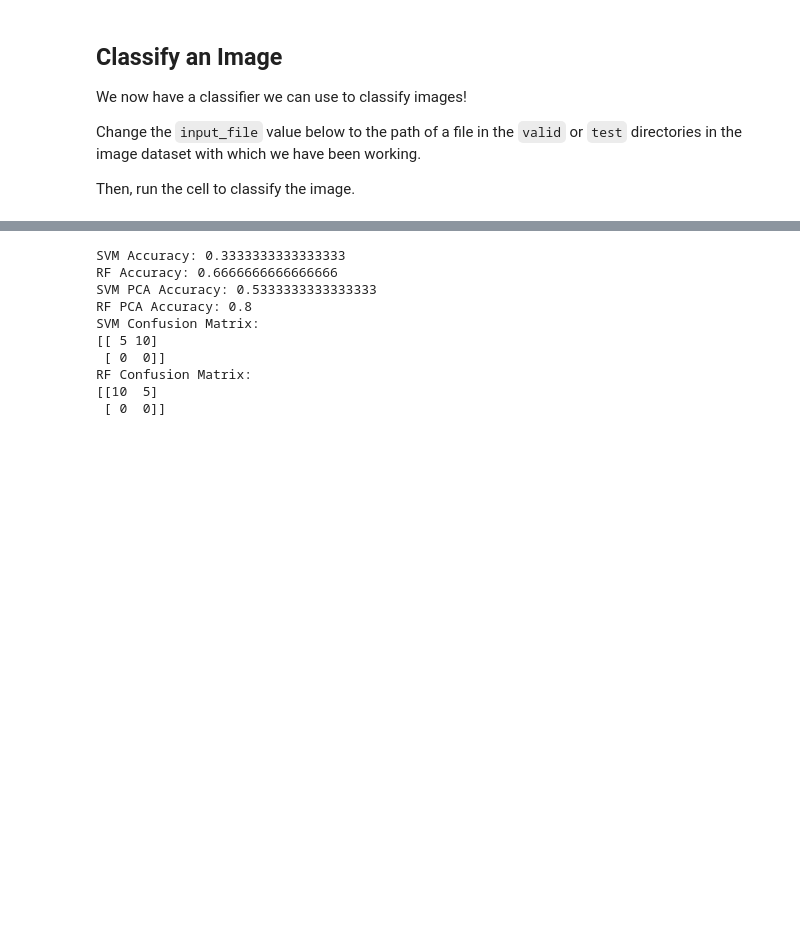
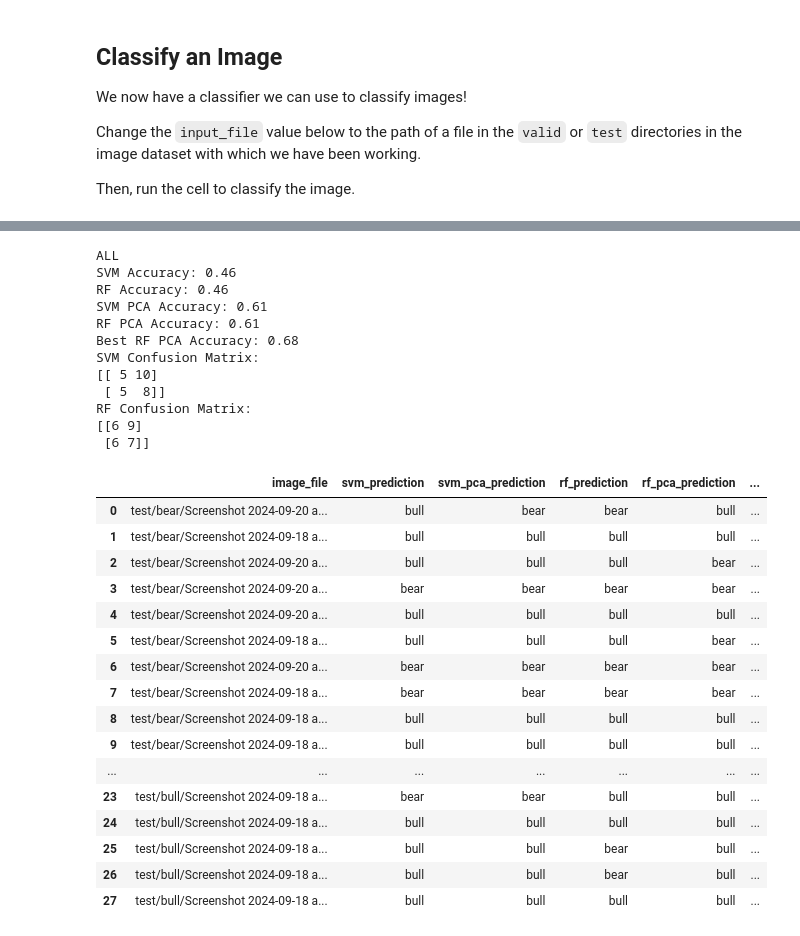
Before and after one commit to thetradingwhisperer/gc_quant_trading_research, a Jupyter notebook: Dinov2_classification_gc.ipynb, the cells around one changed output, grey strips where cells are left out. Drawn from its saved outputs; the diff is of its cells as text; code cells hidden in the pictures; blank space fills up the shorter version.

Commit message:
Save best model

```diff
--- a/Dinov2_classification_gc.ipynb
+++ b/Dinov2_classification_gc.ipynb
@@ -292,9 +284,14 @@ Then, run the cell to classify the image.
 #any file in the folder title Now
 TEST_FOLDER = "bear"
 input_files = glob.glob(f'test/{TEST_FOLDER}/*.png')
+
+for file in glob.glob(f'test/bull/*.png'):
+    input_files.append(file)
 # %%
 # Initialize an empty DataFrame
-predictions_df = pd.DataFrame(columns=['image_file', 'svm_prediction', 'svm_pca_prediction', 'rf_prediction', 'rf_pca_prediction'])
+import pandas as pd
+
+predictions_df = pd.DataFrame(columns=['image_file', 'svm_prediction', 'svm_pca_prediction', 'rf_prediction', 'rf_pca_prediction', 'best_rf_pca_prediction'])
 
 
 
@@ -314,10 +311,16 @@ for input_file in input_files:
         rf_prediction = clf_rf.predict(new_embedding_array)
         rf_pca_prediction = clf_rf_pca.predict(new_embedding_pca)
 
+        def load_best_models():
+            best_clf_rf_pca = joblib.load('best_rf_pca_model_30sept.pkl')
+            best_pca = joblib.load('best_pca_model.pkl')
+            return best_clf_rf_pca, best_pca
+
+        best_rf_pca_model, best_pca = load_best_models()
+        # Generate predictions
+        best_embedding_pca = best_pca.transform(new_embedding_array)
+        best_rf_pca_prediction = best_rf_pca_model.predict(best_embedding_pca)
 
         # Add the predictions to the DataFrame using loc
-        predictions_df.loc[len(predictions_df)] = [input_file, svm_prediction[0],svm_pca_prediction[0], rf_prediction[0], rf_pca_prediction[0]]
-
-
-# Print the DataFrame
-predictions_df
+        predictions_df.loc[len(predictions_df)] = [input_file, svm_prediction[0],svm_pca_prediction[0],
+                                                    rf_prediction[0], rf_pca_prediction[0], best_rf_pca_prediction[0]]
@@ -341,39 +327,65 @@ predictions_df
 # %%
 from sklearn.metrics import accuracy_score, confusion_matrix
 
 # Extract true labels from the file paths
 predictions_df['true_label'] = predictions_df['image_file'].apply(lambda x: 'bull' if 'bull' in x else 'bear')
 
+
 # Compute accuracy for SVM and RF predictions
 svm_accuracy = accuracy_score(predictions_df['true_label'], predictions_df['svm_prediction'])
 svm_pca_accuracy = accuracy_score(predictions_df['true_label'], predictions_df['svm_pca_prediction'])
 rf_accuracy = accuracy_score(predictions_df['true_label'], predictions_df['rf_prediction'])
 rf_pca_accuracy = accuracy_score(predictions_df['true_label'], predictions_df['rf_pca_prediction'])
+best_rf_pca_accuracy = accuracy_score(predictions_df['true_label'], predictions_df['best_rf_pca_prediction'])
 
 # Generate confusion matrices
 svm_conf_matrix = confusion_matrix(predictions_df['true_label'], predictions_df['svm_prediction'])
 svm_pca_conf_matrix = confusion_matrix(predictions_df['true_label'], predictions_df['svm_pca_prediction'])
 rf_conf_matrix = confusion_matrix(predictions_df['true_label'], predictions_df['rf_prediction'])
 rf_pca_conf_matrix = confusion_matrix(predictions_df['true_label'], predictions_df['rf_pca_prediction'])
+best_rf_pca_conf_matrix = confusion_matrix(predictions_df['true_label'], predictions_df['best_rf_pca_prediction'])
 
-print(f"SVM Accuracy: {svm_accuracy}")
-print(f"RF Accuracy: {rf_accuracy}")
-print(f"SVM PCA Accuracy: {svm_pca_accuracy}")
-print(f"RF PCA Accuracy: {rf_pca_accuracy}")
+print('ALL')
+print(f"SVM Accuracy: {round(svm_accuracy, 2)}")
+print(f"RF Accuracy: {round(rf_accuracy,2)}")
+print(f"SVM PCA Accuracy: {round(svm_pca_accuracy,2)}")
+print(f"RF PCA Accuracy: {round(rf_pca_accuracy,2)}")
+print(f"Best RF PCA Accuracy: {round(best_rf_pca_accuracy,2)}")
+
 
 print("SVM Confusion Matrix:")
 print(svm_conf_matrix)
 
 print("RF Confusion Matrix:")
 print(rf_conf_matrix)
+predictions_df
 # %% [output]
-SVM Accuracy: 0.3333333333333333
-RF Accuracy: 0.6666666666666666
-SVM PCA Accuracy: 0.5333333333333333
-RF PCA Accuracy: 0.8
+ALL
+SVM Accuracy: 0.46
+RF Accuracy: 0.46
+SVM PCA Accuracy: 0.61
+RF PCA Accuracy: 0.61
+Best RF PCA Accuracy: 0.68
 SVM Confusion Matrix:
 [[ 5 10]
- [ 0  0]]
+ [ 5  8]]
 RF Confusion Matrix:
-[[10  5]
- [ 0  0]]
+[[6 9]
+ [6 7]]
+|  | image_file | svm_prediction | svm_pca_prediction | rf_prediction | rf_pca_prediction | ... |
+| 0 | test/bear/Screenshot 2024-09-20 a... | bull | bear | bear | bull | ... |
+| 1 | test/bear/Screenshot 2024-09-18 a... | bull | bull | bull | bull | ... |
+| 2 | test/bear/Screenshot 2024-09-20 a... | bull | bull | bull | bear | ... |
+| 3 | test/bear/Screenshot 2024-09-20 a... | bear | bear | bear | bear | ... |
+| 4 | test/bear/Screenshot 2024-09-20 a... | bull | bull | bull | bull | ... |
+| 5 | test/bear/Screenshot 2024-09-18 a... | bull | bull | bull | bear | ... |
+| 6 | test/bear/Screenshot 2024-09-20 a... | bear | bear | bear | bear | ... |
+| 7 | test/bear/Screenshot 2024-09-18 a... | bear | bear | bear | bear | ... |
+| 8 | test/bear/Screenshot 2024-09-18 a... | bull | bull | bull | bull | ... |
+| 9 | test/bear/Screenshot 2024-09-18 a... | bull | bull | bull | bull | ... |
+| ... | ... | ... | ... | ... | ... | ... |
+| 23 | test/bull/Screenshot 2024-09-18 a... | bear | bear | bull | bull | ... |
+| 24 | test/bull/Screenshot 2024-09-18 a... | bull | bull | bull | bull | ... |
+| 25 | test/bull/Screenshot 2024-09-18 a... | bull | bull | bear | bull | ... |
+| 26 | test/bull/Screenshot 2024-09-18 a... | bull | bull | bear | bull | ... |
+| 27 | test/bull/Screenshot 2024-09-18 a... | bull | bull | bull | bull | ... |
```
Also changed, not shown: parts of 7 cells of this notebook, 3 other files.
